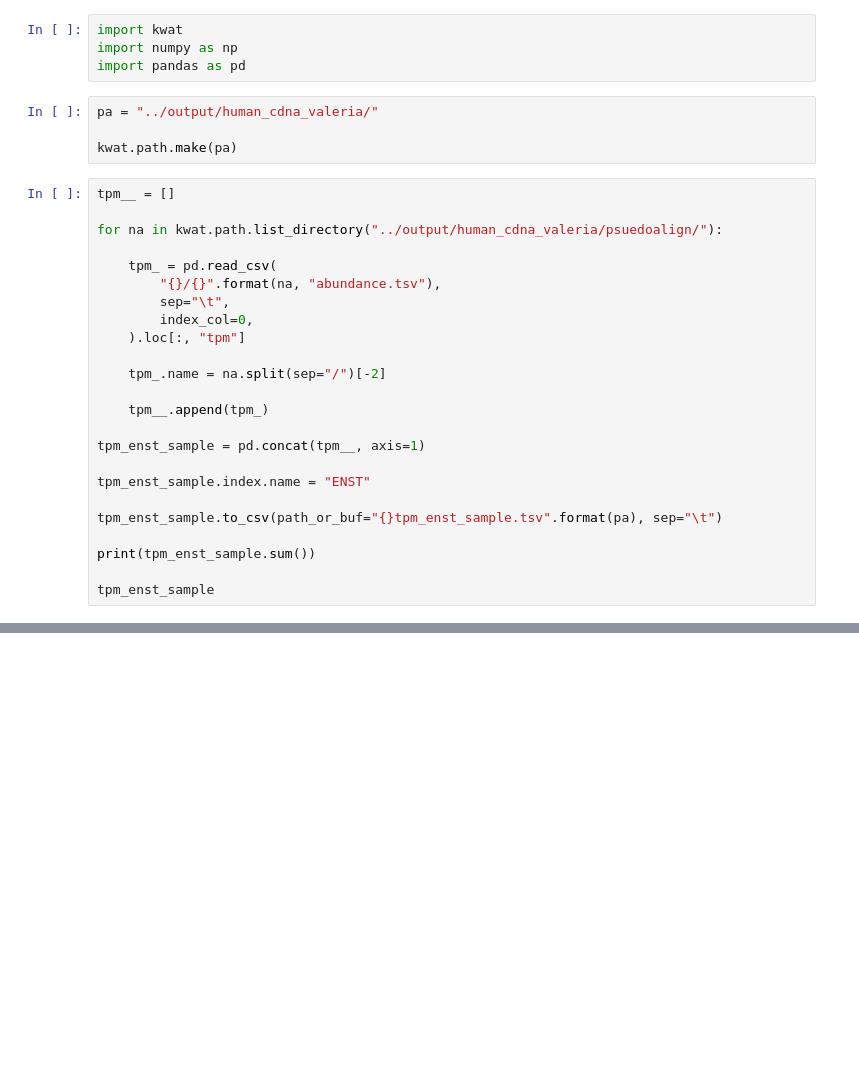
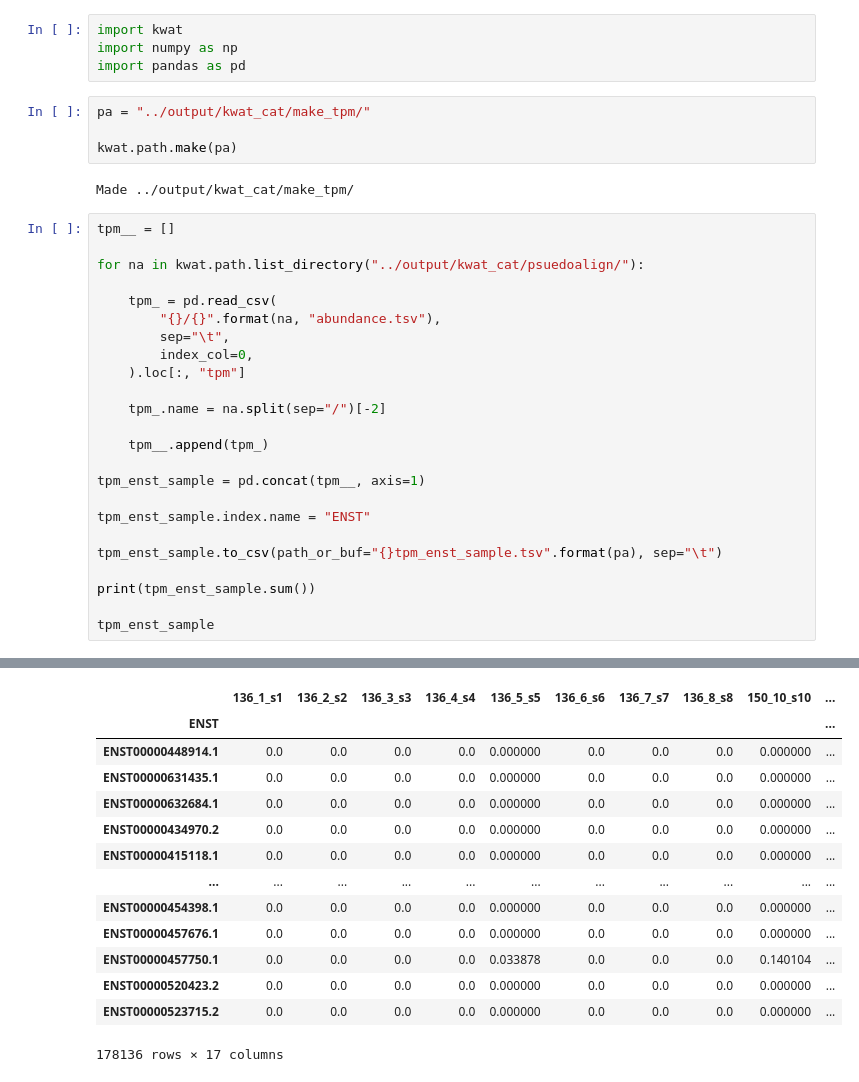
Before and after one commit to KatharineME/Kate.jl, a Jupyter notebook: code/make_tpm.ipynb, the cells around one changed output, grey strips where cells are left out. Drawn from its saved outputs; the diff is of its cells as text; blank space fills up the shorter version.

```diff
--- a/code/make_tpm.ipynb
+++ b/code/make_tpm.ipynb
@@ -6,30 +6,33 @@ import kwat
 import numpy as np
 import pandas as pd
 # %%
-pa = "../output/human_cdna_valeria/"
+pa = "../output/kwat_cat/make_tpm/"
 
 kwat.path.make(pa)
+# %% [output]
+Made ../output/kwat_cat/make_tpm/
-# %%
-tpm__ = []
-
-for na in kwat.path.list_directory("../output/human_cdna_valeria/psuedoalign/"):
-
-    tpm_ = pd.read_csv(
-        "{}/{}".format(na, "abundance.tsv"),
-        sep="\t",
-        index_col=0,
-    ).loc[:, "tpm"]
-
-    tpm_.name = na.split(sep="/")[-2]
-
-    tpm__.append(tpm_)
-
-tpm_enst_sample = pd.concat(tpm__, axis=1)
-
-tpm_enst_sample.index.name = "ENST"
-
-tpm_enst_sample.to_csv(path_or_buf="{}tpm_enst_sample.tsv".format(pa), sep="\t")
-
-print(tpm_enst_sample.sum())
-
-tpm_enst_sample
+# %%
+tpm__ = []
+
+for na in kwat.path.list_directory("../output/kwat_cat/psuedoalign/"):
+
+    tpm_ = pd.read_csv(
+        "{}/{}".format(na, "abundance.tsv"),
+        sep="\t",
+        index_col=0,
+    ).loc[:, "tpm"]
+
+    tpm_.name = na.split(sep="/")[-2]
+
+    tpm__.append(tpm_)
+
+tpm_enst_sample = pd.concat(tpm__, axis=1)
+
+tpm_enst_sample.index.name = "ENST"
+
+tpm_enst_sample.to_csv(path_or_buf="{}tpm_enst_sample.tsv".format(pa), sep="\t")
+
+print(tpm_enst_sample.sum())
+
+tpm_enst_sample
+# %% [output]
@@ -36,3 +57,17 @@ tpm_enst_sample
+|  | 136_1_s1 | 136_2_s2 | 136_3_s3 | 136_4_s4 | 136_5_s5 | 136_6_s6 | 136_7_s7 | 136_8_s8 | 150_10_s10 | ... |
+| ENST |  |  |  |  |  |  |  |  |  | ... |
+| ENST00000448914.1 | 0.0 | 0.0 | 0.0 | 0.0 | 0.000000 | 0.0 | 0.0 | 0.0 | 0.000000 | ... |
+| ENST00000631435.1 | 0.0 | 0.0 | 0.0 | 0.0 | 0.000000 | 0.0 | 0.0 | 0.0 | 0.000000 | ... |
+| ENST00000632684.1 | 0.0 | 0.0 | 0.0 | 0.0 | 0.000000 | 0.0 | 0.0 | 0.0 | 0.000000 | ... |
+| ENST00000434970.2 | 0.0 | 0.0 | 0.0 | 0.0 | 0.000000 | 0.0 | 0.0 | 0.0 | 0.000000 | ... |
+| ENST00000415118.1 | 0.0 | 0.0 | 0.0 | 0.0 | 0.000000 | 0.0 | 0.0 | 0.0 | 0.000000 | ... |
+| ... | ... | ... | ... | ... | ... | ... | ... | ... | ... | ... |
+| ENST00000454398.1 | 0.0 | 0.0 | 0.0 | 0.0 | 0.000000 | 0.0 | 0.0 | 0.0 | 0.000000 | ... |
+| ENST00000457676.1 | 0.0 | 0.0 | 0.0 | 0.0 | 0.000000 | 0.0 | 0.0 | 0.0 | 0.000000 | ... |
+| ENST00000457750.1 | 0.0 | 0.0 | 0.0 | 0.0 | 0.033878 | 0.0 | 0.0 | 0.0 | 0.140104 | ... |
+| ENST00000520423.2 | 0.0 | 0.0 | 0.0 | 0.0 | 0.000000 | 0.0 | 0.0 | 0.0 | 0.000000 | ... |
+| ENST00000523715.2 | 0.0 | 0.0 | 0.0 | 0.0 | 0.000000 | 0.0 | 0.0 | 0.0 | 0.000000 | ... |
+178136 rows × 17 columns
 # %%
 tpm_enst_sample.index = kwat.gene.rename(
     [en.split(sep=".")[0] for en in tpm_enst_sample.index.values]
```
Also changed, not shown: parts of 3 cells of this notebook, 9 other files.
